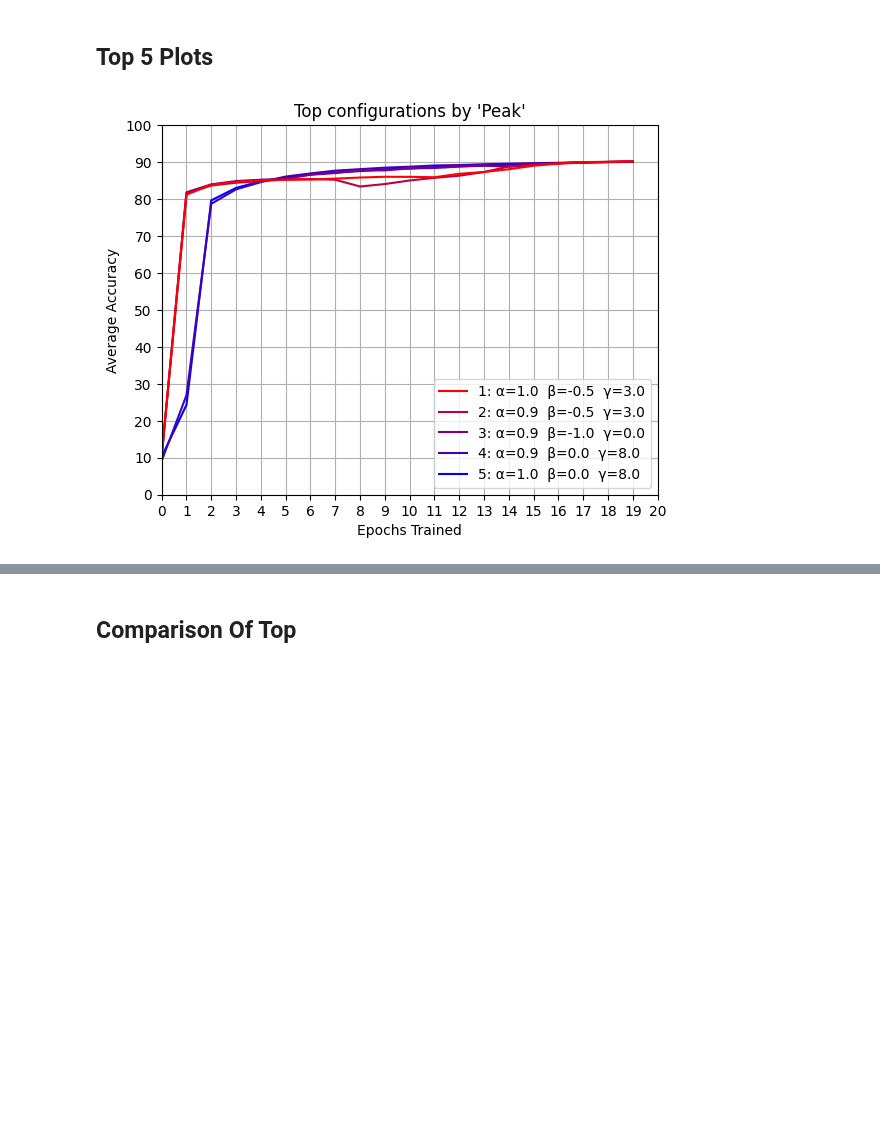
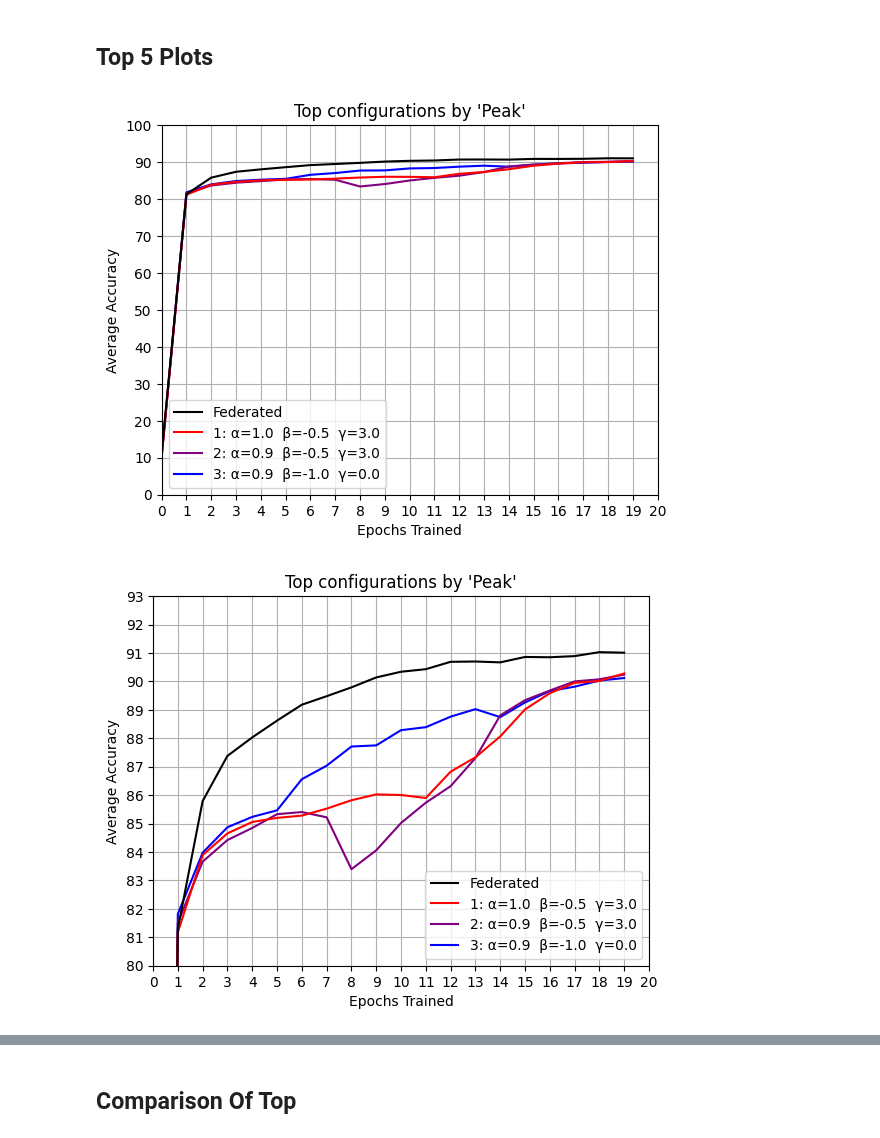
Before and after one commit to JoshPattman/thirdyear-proj, a Jupyter notebook: comp3200-cw/v3/visualise.ipynb, the cells around one changed output, grey strips where cells are left out. Cells and saved outputs as stored; diff of their text form; code cells hidden in the pictures; blank space fills up the shorter version.

```diff
--- a/comp3200-cw/v3/visualise.ipynb
+++ b/comp3200-cw/v3/visualise.ipynb
@@ -130,7 +130,7 @@ df
 # %% [markdown]
 ## Top 5 Plots
 # %%
-def top_plot(n, by, title, plot_std=False):
+def top_plot(n, by, title, plot_std=False, show_fl=False, zoom=False):
     df_fill = df.sort_values(by=by.split("|"), ascending=False).reset_index(drop=True).head(n)
     cols = colors((1,0,0), (0,0,1), n)
     df_fill=df_fill.iloc[::-1]
@@ -138,13 +138,16 @@ def top_plot(n, by, title, plot_std=False):
         label = "%s: α=%.1f  β=%.1f  γ=%.1f"%(i+1, float(row['alpha']),float(row['beta']),float(row['gamma']))
         label = label.replace("α=0.0", "α=AVG").replace("β=9999.0", "β=-∞ ")
         average_plot(find_data(db, f"ex4B_({row['alpha']})_({row['beta']})_({row['gamma']})"), label=label, color=cols[i], plot_std=plot_std)
-    #average_plot(find_data(db, "fed"), label="fed", color=(0,0,0), plot_std=False)
-    setup_accuracy_graph(title)
+    if show_fl:
+        average_plot(find_data(db, "fed"), label="Federated", color=(0,0,0), plot_std=False)
+    setup_accuracy_graph(title, zoom=zoom)
     handles, labels = plt.gca().get_legend_handles_labels()
     plt.legend(reversed(handles), reversed(labels))
     plt.show()
 # %%
-top_plot(5, "peak", "Top configurations by 'Peak'")
+top_plot(3, "peak", "Top configurations by 'Peak'", show_fl=True)
+top_plot(3, "peak", "Top configurations by 'Peak'", show_fl=True, zoom=True)
 # %% [output]
-[figure, old version]
+[figure, new version]
+[figure, added]
 # %%
```
Also changed, not shown: parts of 4 cells of this notebook, 21 other files.
